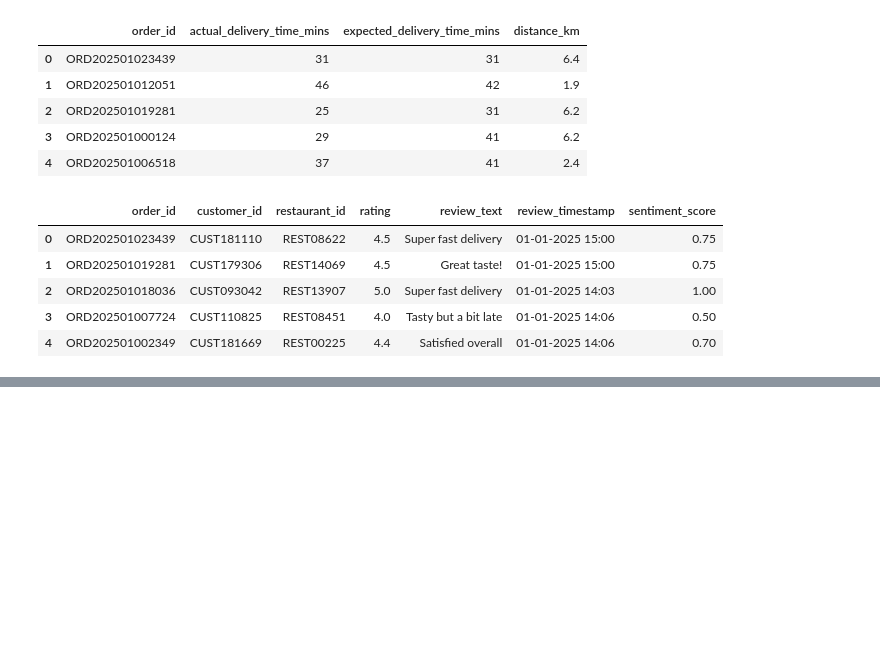
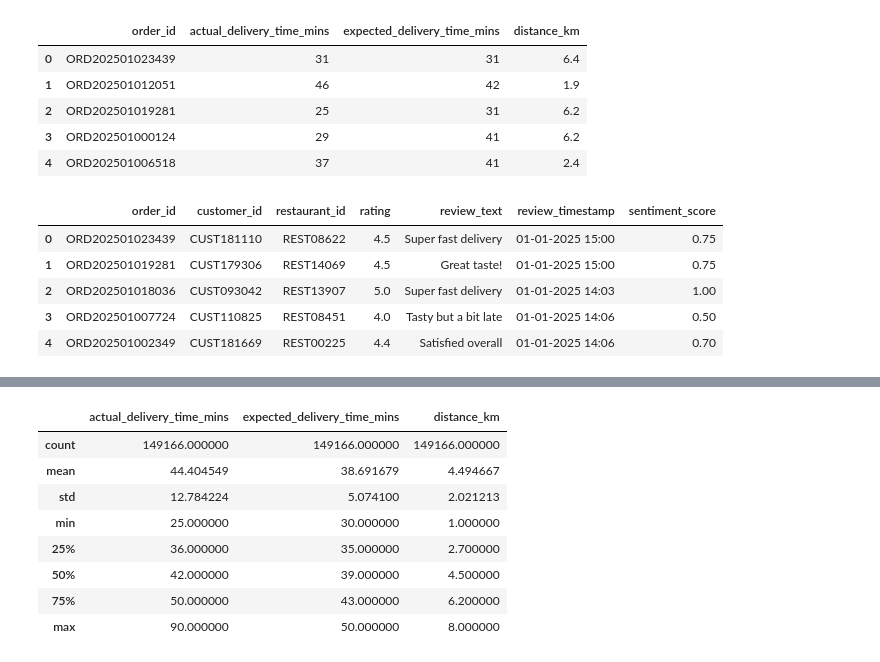
Before and after one commit to gauravvxv/QuickBite-Express-Crisis-Recovery, a Jupyter notebook: Notebook/QuickBite.ipynb, the cells around one changed output, grey strips where cells are left out. Saved outputs shown, nothing was run; the diff lists cells and outputs as text; code cells hidden in the pictures; blank space fills up the shorter version.

```diff
--- a/Notebook/QuickBite.ipynb
+++ b/Notebook/QuickBite.ipynb
@@ -174,0 +334,12 @@ rating.head()
+# %%
+d_performance.describe()
+# %% [output]
+|  | actual_delivery_time_mins | expected_delivery_time_mins | distance_km |
+| count | 149166.000000 | 149166.000000 | 149166.000000 |
+| mean | 44.404549 | 38.691679 | 4.494667 |
+| std | 12.784224 | 5.074100 | 2.021213 |
+| min | 25.000000 | 30.000000 | 1.000000 |
+| 25% | 36.000000 | 35.000000 | 2.700000 |
+| 50% | 42.000000 | 39.000000 | 4.500000 |
+| 75% | 50.000000 | 43.000000 | 6.200000 |
+| max | 90.000000 | 50.000000 | 8.000000 |
```
Also changed, not shown: parts of 18 cells of this notebook.
